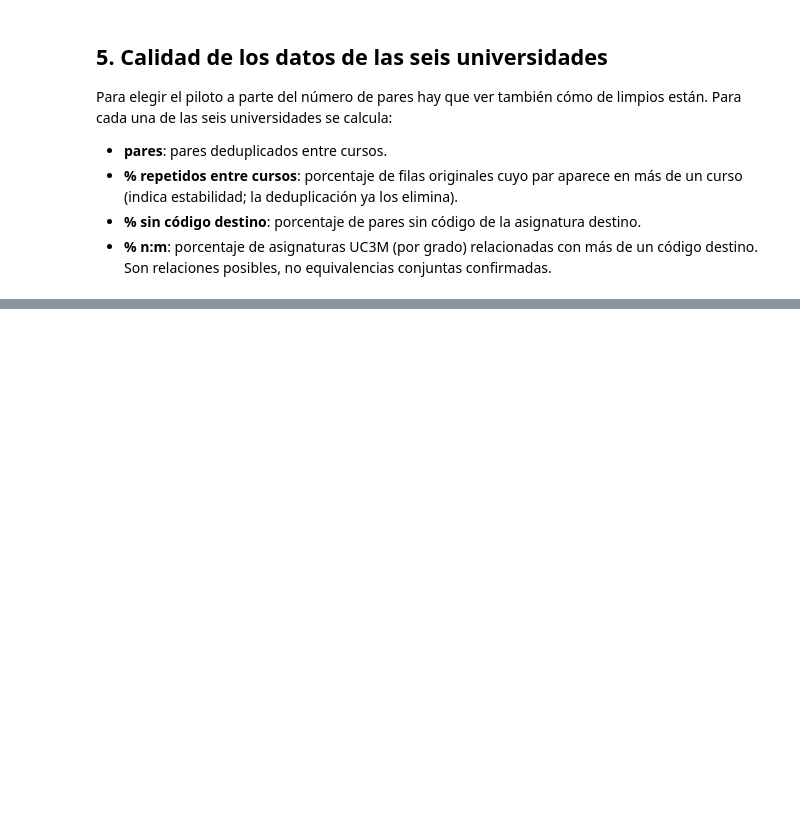
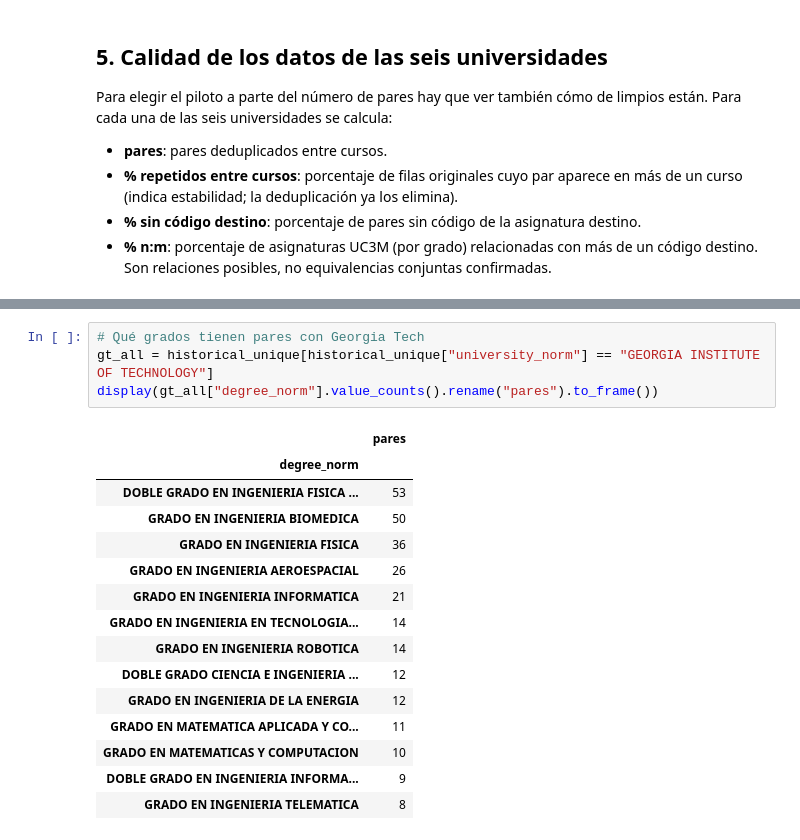
Before and after one commit to AISC-Madrid/aisc-convalidaciones, a Jupyter notebook: notebooks/01_eda_historical.ipynb, the cells around one changed output, grey strips where cells are left out. Cells and saved outputs as stored; diff of their text form; blank space fills up the shorter version.

```diff
--- a/notebooks/01_eda_historical.ipynb
+++ b/notebooks/01_eda_historical.ipynb
@@ -286,0 +293,20 @@ display(pd.DataFrame(rows))
+# %%
+# Qué grados tienen pares con Georgia Tech
+gt_all = historical_unique[historical_unique["university_norm"] == "GEORGIA INSTITUTE OF TECHNOLOGY"]
+display(gt_all["degree_norm"].value_counts().rename("pares").to_frame())
+# %% [output]
+|  | pares |
+| degree_norm |  |
+| DOBLE GRADO EN INGENIERIA FISICA ... | 53 |
+| GRADO EN INGENIERIA BIOMEDICA | 50 |
+| GRADO EN INGENIERIA FISICA | 36 |
+| GRADO EN INGENIERIA AEROESPACIAL | 26 |
+| GRADO EN INGENIERIA INFORMATICA | 21 |
+| GRADO EN INGENIERIA EN TECNOLOGIA... | 14 |
+| GRADO EN INGENIERIA ROBOTICA | 14 |
+| DOBLE GRADO CIENCIA E INGENIERIA ... | 12 |
+| GRADO EN INGENIERIA DE LA ENERGIA | 12 |
+| GRADO EN MATEMATICA APLICADA Y CO... | 11 |
+| GRADO EN MATEMATICAS Y COMPUTACION | 10 |
+| DOBLE GRADO EN INGENIERIA INFORMA... | 9 |
+| GRADO EN INGENIERIA TELEMATICA | 8 |
```
Also changed, not shown: parts of 3 cells of this notebook, 4 other files.
